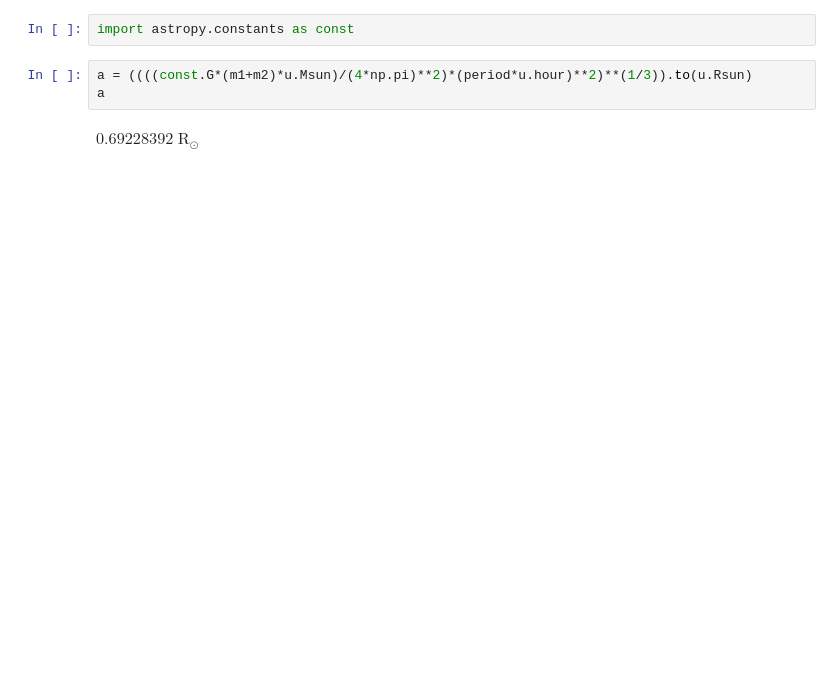
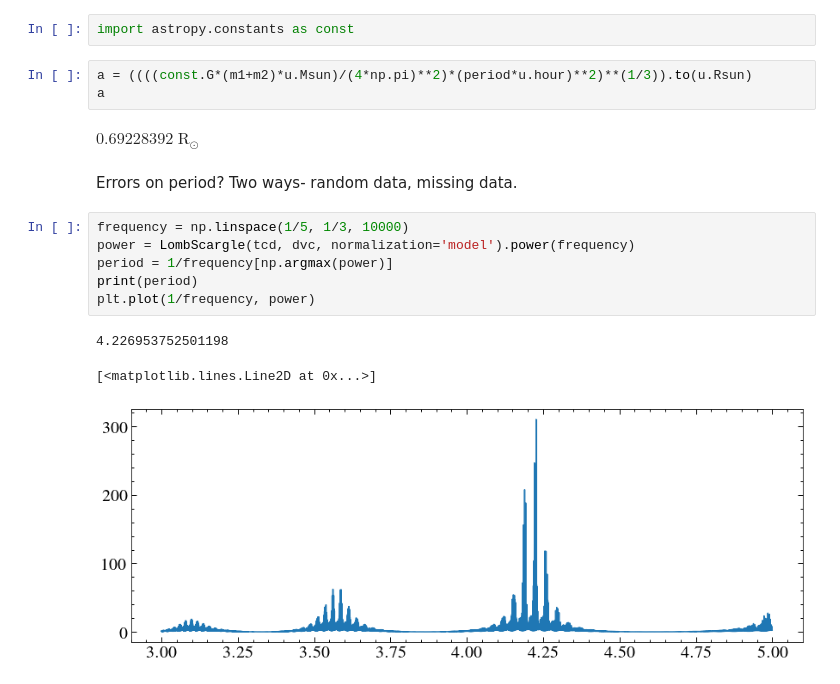
Before and after one commit to davidjwilson/wd-bd, a Jupyter notebook: fit_mass.ipynb, the cells around one changed output. Saved outputs shown, nothing was run; the diff lists cells and outputs as text; blank space fills up the shorter version.

Commit message:
errors on massed

```diff
--- a/fit_mass.ipynb
+++ b/fit_mass.ipynb
@@ -399,3 +405,15 @@ a = ((((const.G*(m1+m2)*u.Msun)/(4*np.pi)**2)*(period*u.hour)**2)**(1/3)).to(u.R
 a
 # %% [output]
 $0.69228392 \; \mathrm{R_{\odot}}$
+# %% [markdown]
+Errors on period? Two ways- random data, missing data.
+# %%
+frequency = np.linspace(1/5, 1/3, 10000)
+power = LombScargle(tcd, dvc, normalization='model').power(frequency)
+period = 1/frequency[np.argmax(power)]
+print(period)
+plt.plot(1/frequency, power)
+# %% [output]
+4.226953752501198
+[<matplotlib.lines.Line2D at 0x...>]
+[figure, added]
```
Also changed, not shown: parts of 12 cells of this notebook.
